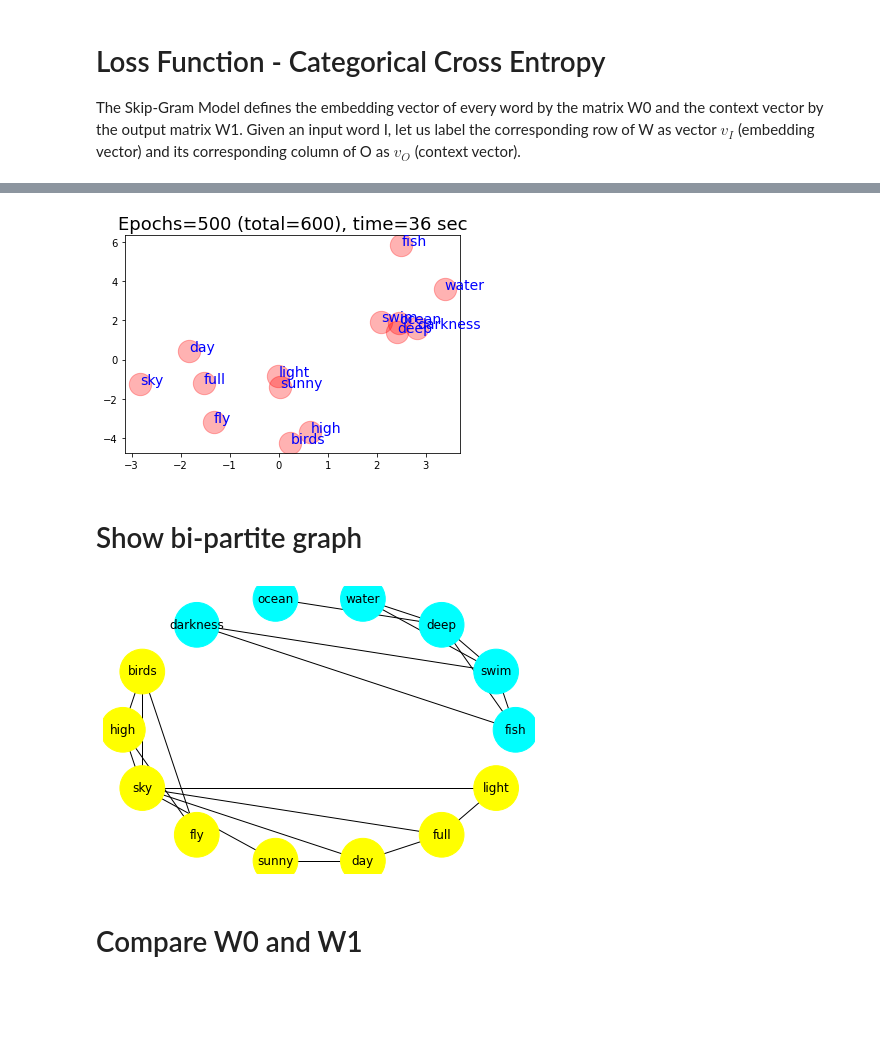
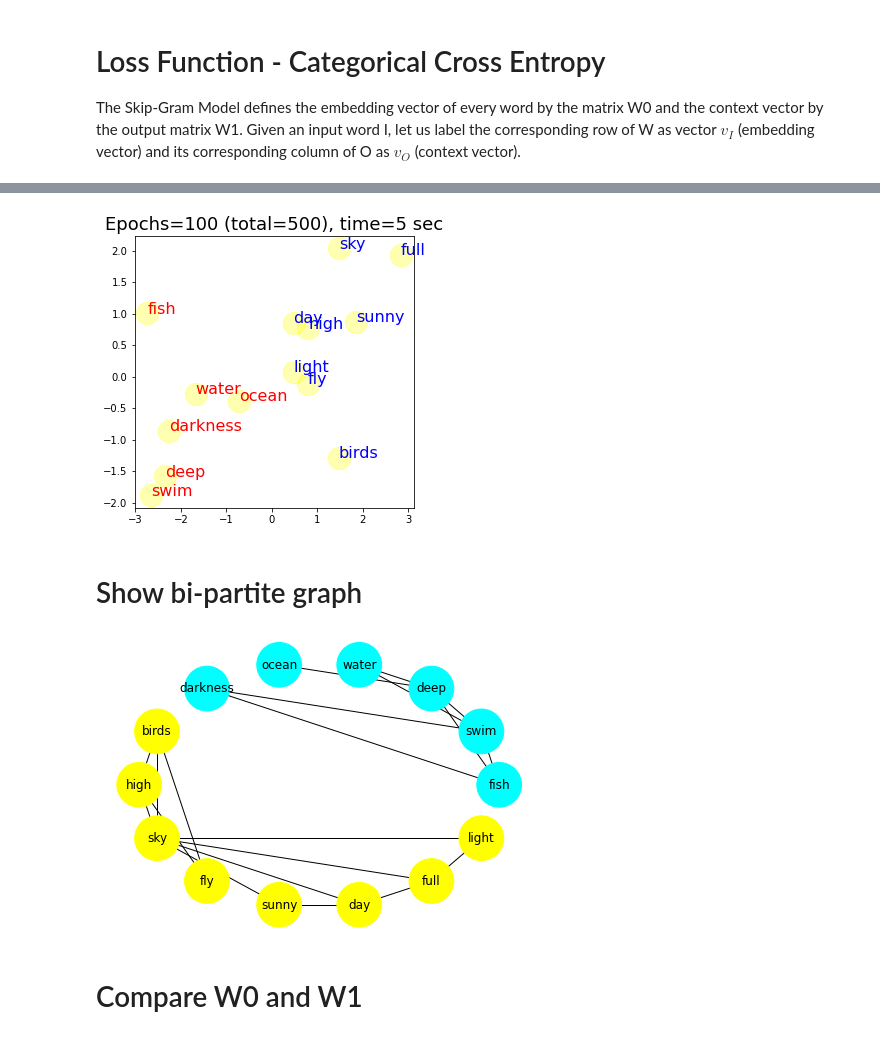
Before and after one commit to ftk1000/w2v_ftk1000, a Jupyter notebook: Copy_of_w2v_tf_fast.ipynb, the cells around one changed output, grey strips where cells are left out. Saved outputs shown, nothing was run; the diff lists cells and outputs as text; code cells hidden in the pictures; blank space fills up the shorter version.

```diff
--- a/Copy_of_w2v_tf_fast.ipynb
+++ b/Copy_of_w2v_tf_fast.ipynb
@@ -388,21 +538,22 @@ dot.render('junk', view=True)
 # %% [markdown]
 # MODEL
 # %%
-def get_weights(model):
+def my_get_weights(model, PRINT_FLAG=False):
   # W0,W1,b0,b1
   W0=(model.layers[0].get_weights()[0])
   W1=(model.layers[1].get_weights()[0])
-  # # print("W0=",W0)
-  # # print("W1=",W1)
-  # print("W0=",np.round(W0,1))
-  # print("W1=",np.round(W1,1))
-
   b0 = np.asarray(model.layers[0].bias).astype(float)
   b1 = np.asarray(model.layers[1].bias).astype(float)
-  # # print("b0=",b0)
-  # # print("b1=",b1)
-  # print("b0=",np.round(b0,1))
-  # print("b1=",np.round(b1,1))
+
+  if PRINT_FLAG==True:
+    # # print("W0=",W0)
+    # # print("W1=",W1)
+    print("W0=",np.round(W0,1))
+    print("W1=",np.round(W1,1))
+    # # print("b0=",b0)
+    # # print("b1=",b1)
+    # print("b0=",np.round(b0,1))
+    # print("b1=",np.round(b1,1))
 
   return W0,W1,b0,b1
 # %%
@@ -419,7 +585,7 @@ plot_model(model, show_shapes=1, show_dtype=0,show_layer_names=0)              #
 # %%
-W0,W1,b0,b1=get_weights(model)
+W0,W1,b0,b1=my_get_weights(model, PRINT_FLAG=False)
 print(b0)
 %matplotlib inline
-plot_words_v0(W0, vocab, ttl='Starting Point W0')
+# plot_words_v0(W0, vocab, ttl='Starting Point W0', wcolor=df_vocab.color)
 # %% [output]
 [0. 0.]
@@ -447,8 +607,5 @@ vi= [-0.15327531 -0.52083397]
 # %%
 %matplotlib inline
-# EPOCHS = 100
-total_epochs = 0
-
 def model_fit_n_show(model, eps=100):
   global total_epochs
   sttime = time.time()
@@ -459,12 +616,7 @@ def model_fit_n_show(model, eps=100):
   endtime = time.time()
   total_epochs += eps
   ttl = f'Epochs={eps} (total={total_epochs}), time={int(endtime-sttime)} sec'
-  # print(ttl)
-  # plot_words_v0(w2v_df, ttl)
-  plot_words(w2v_df, ttl)
-  return model, w2v_df, total_epochs
-
-model, w2v_df, total_epochs = model_fit_n_show(model,eps=100)
-W0,W1,b0,b1 = get_weights(model)
-# print("b0=",np.round(b0,1))
-# print("b1=",np.round(b1,1))
+  # plot_words(w2v_df, ttl)
+  W0,W1,b0,b1 = my_get_weights(model)
+  plot_words_v0(W0, vocab=vocab, ttl=ttl, wcolor=df_vocab.color)
+  return model, W0,W1,b0,b1, w2v_df, total_epochs
@@ -473,8 +633,6 @@ W0,W1,b0,b1 = get_weights(model)
 # %%
-%matplotlib inline
-model, w2v_df, total_epochs = model_fit_n_show(model,eps=500)
-W0,W1,b0,b1 = get_weights(model)
+model, W0,W1,b0,b1, w2v_df, total_epochs = model_fit_n_show(model,eps=100)
 # print("b0=",np.round(b0,1))
 # print("b1=",np.round(b1,1))
 # %% [output]
-[figure, old version]
+[figure, new version]
@@ -504,8 +665,11 @@ import matplotlib.pyplot as plt
 colors = ['cyan']*len(fish_words) +  ['yellow']*len(bird_words)
 
 nx.draw_circular(G, with_labels=True, node_size=2000, node_color=colors)
+
+plt.margins( 0.1 )
+plt.show()
 # %% [output]
-[figure, old version]
+[figure, new version]
 # %% [markdown]
 # Compare W0 and W1
 # %%
```
Also changed, not shown: parts of 30 cells of this notebook.
